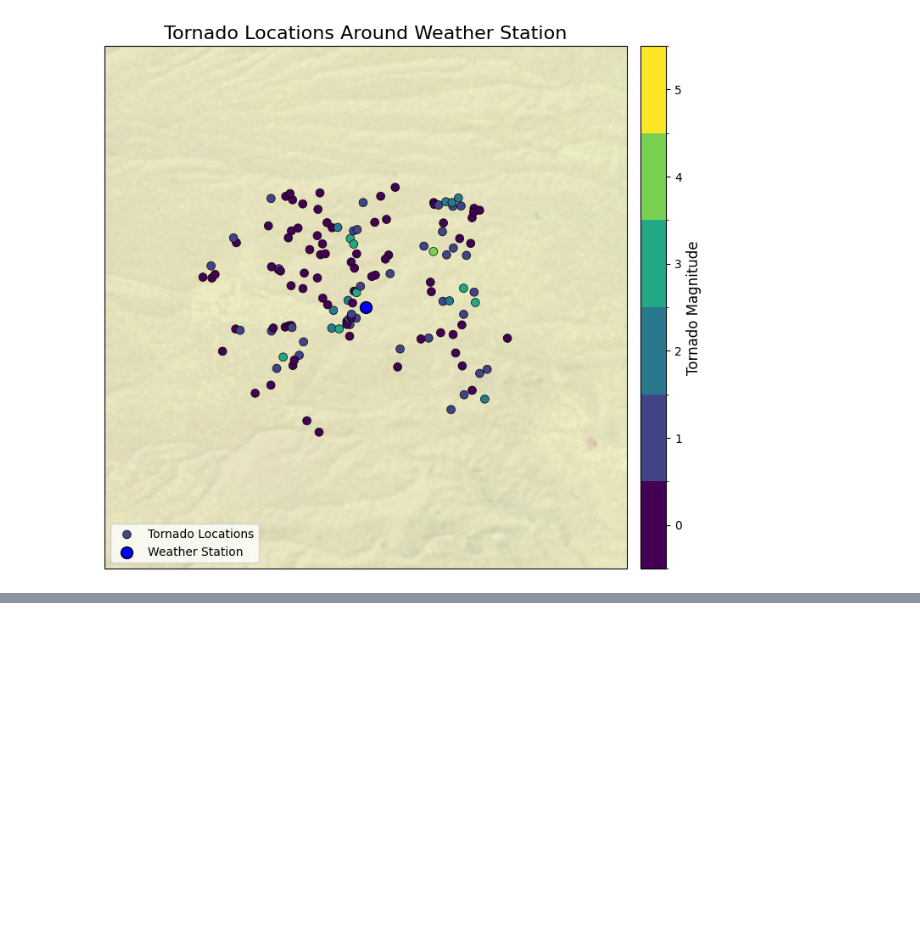
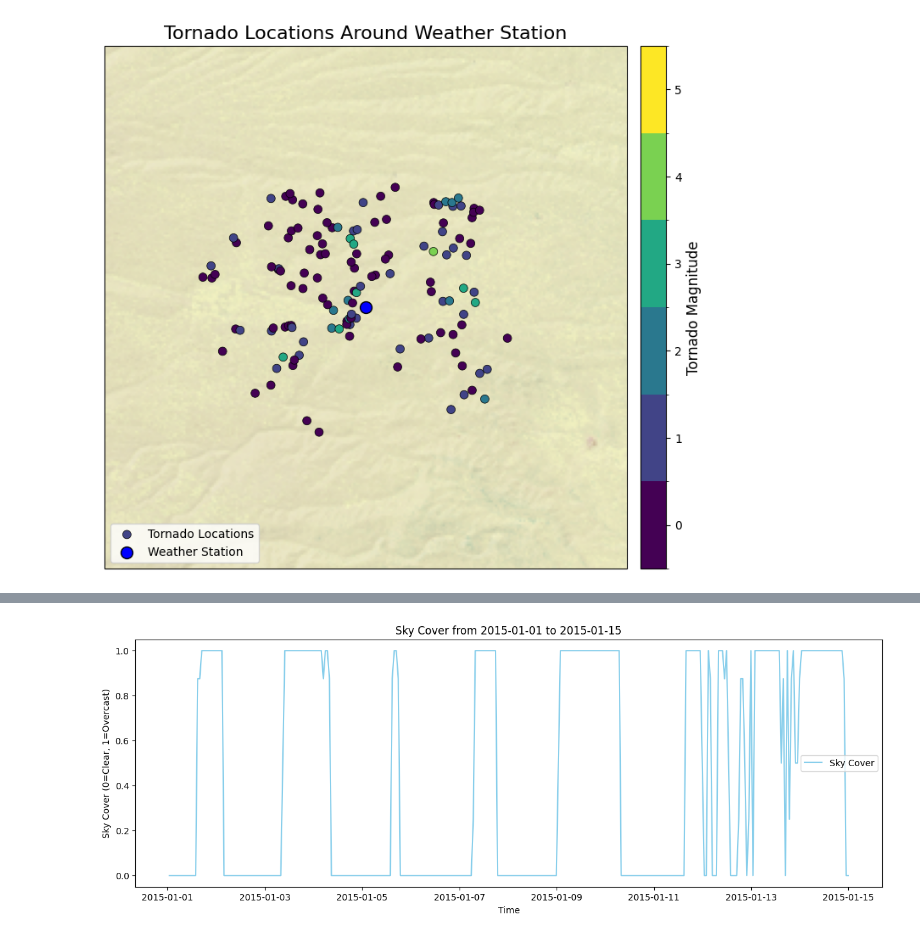
Before and after one commit to SweeneyCoder21/cmse492_project, a Jupyter notebook: data/processsed/tornado.ipynb, the cells around one changed output, grey strips where cells are left out. Cells and saved outputs as stored; diff of their text form; code cells hidden in the pictures; blank space fills up the shorter version.

```diff
--- a/data/processsed/tornado.ipynb
+++ b/data/processsed/tornado.ipynb
@@ -173,0 +499,19 @@ plt.show()
+# %%
+# Define the time range
+start_date = '2015-01-01'
+end_date = '2015-01-15'
+
+# Create a mask for the date range
+mask = (df.index >= start_date) & (df.index <= end_date)
+df_subset = df.loc[mask]
+
+# Plot 'sky_cover' over the specified time range
+plt.figure(figsize=(15, 5))
+plt.plot(df_subset.index, df_subset['sky_cover'], label='Sky Cover', color='skyblue')
+plt.title(f'Sky Cover from {start_date} to {end_date}')
+plt.xlabel('Time')
+plt.ylabel('Sky Cover (0=Clear, 1=Overcast)')
+plt.legend()
+plt.show()
+# %% [output]
+[figure, added]
```
Also changed, not shown: parts of 9 cells of this notebook, 1 other file.
